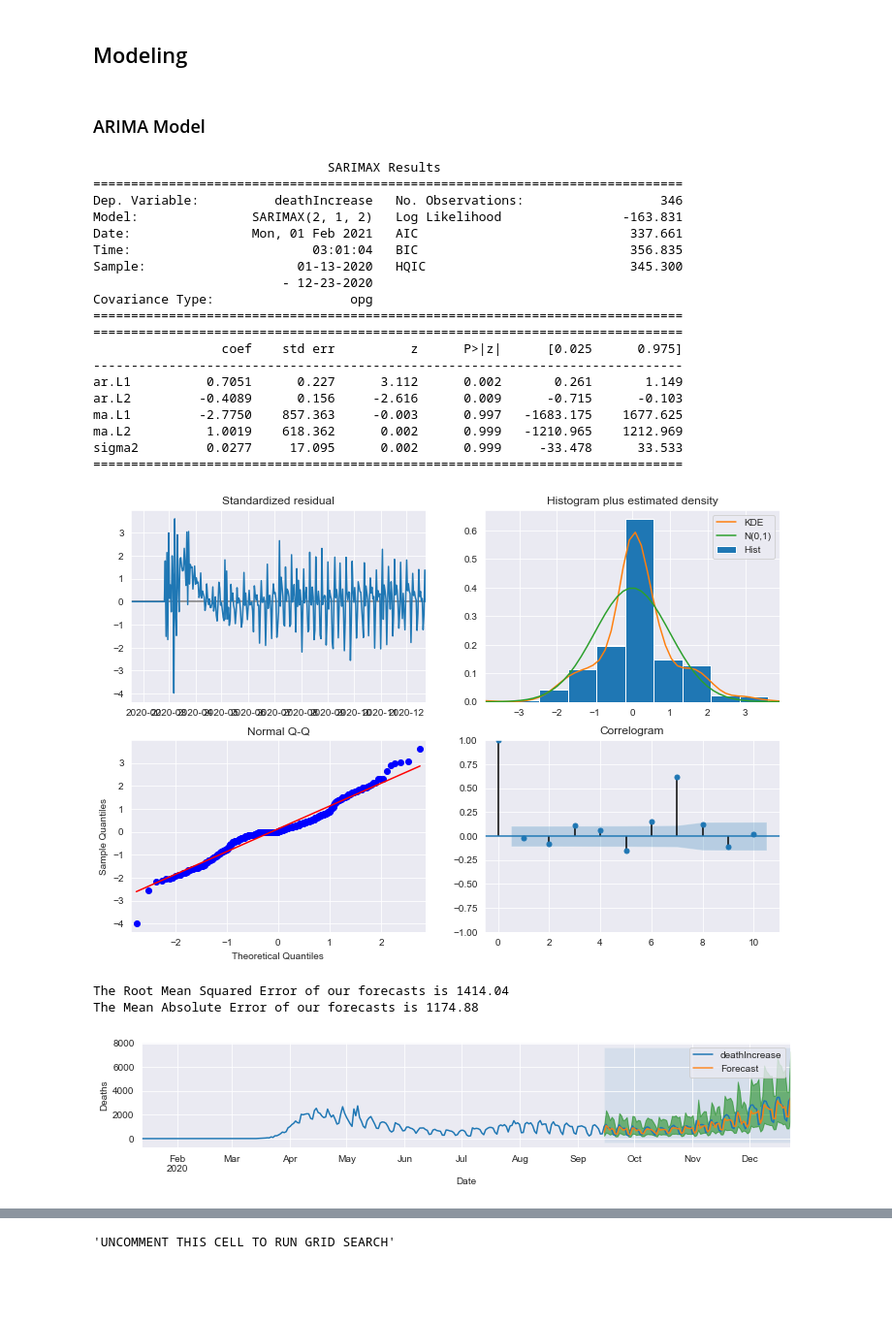
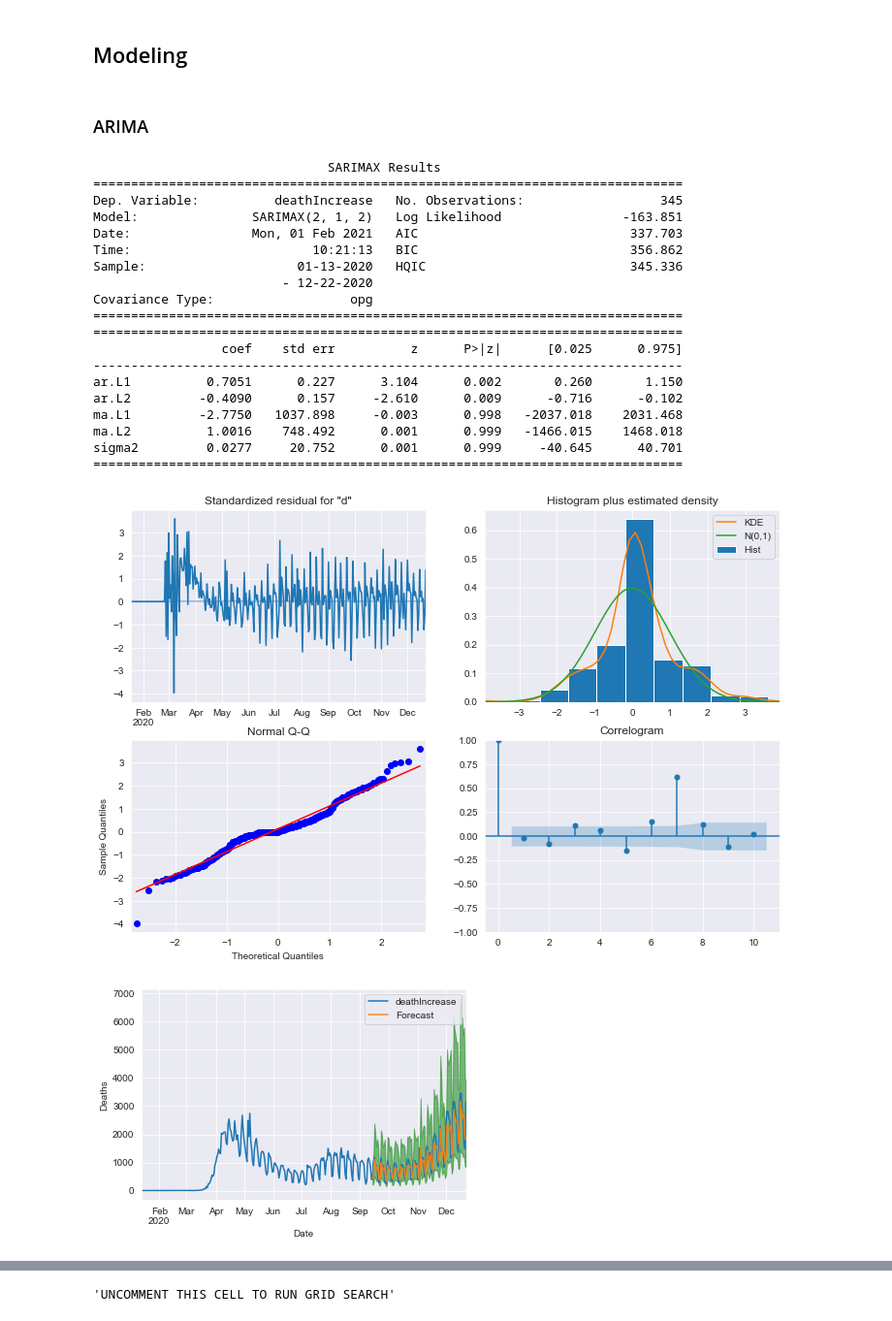
Before and after one commit to ghcn345/Coronavirus-Prediction, a Jupyter notebook: project_coronavirus.ipynb, the cells around one changed output, grey strips where cells are left out. Shown at 97% size. Cells and saved outputs as stored; diff of their text form; code cells hidden in the pictures; blank space fills up the shorter version.

Commit message:
re-run model

```diff
--- a/project_coronavirus.ipynb
+++ b/project_coronavirus.ipynb
@@ -316,20 +316,17 @@ dtype: float64
 # %% [markdown]
 ## Modeling
 # %% [markdown]
-### ARIMA Model
+### ARIMA
-# %%
-# set index datetime
-df['date'] = pd.to_datetime(df.date, format='%Y%m%d')
-df.set_index('date', inplace=True)
-df.index = pd.DatetimeIndex(df.index.values, freq=df.index.inferred_freq) #<--- set freq.
-
-# construct seperate dataframes for target variable
-deaths = pd.DataFrame(df.deathIncrease, index=df.index)
-
-# add one to all values of zero for log transforms
-deaths['deathIncrease'] = np.where(deaths.deathIncrease == 0, 1, deaths.deathIncrease)
 # %%
-# Run model on training dataset only (first 90% of dates)
+# construct seperate dataframes per target variable
+deaths = pd.DataFrame(df.deathIncrease, index=df.index)
+
+# drop nan values from the start of each target dataframe
+deaths.fillna(value=1, inplace=True)
+
+# add one to all values of zero for log transforms
+deaths['deathIncrease'] = np.where(deaths.deathIncrease == 0, 1, deaths.deathIncrease)
+
 ARIMA_MODEL = SARIMAX(endog=np.log(deaths[:-len(deaths)//10]),
                       order=(2,1,2),
                       enforce_stationarity=False,
@@ -342,27 +339,27 @@ print(output.summary().tables[1])
 # %% [output]
                                SARIMAX Results
 ==============================================================================
-Dep. Variable:          deathIncrease   No. Observations:                  346
-Model:               SARIMAX(2, 1, 2)   Log Likelihood                -163.831
-Date:                Mon, 01 Feb 2021   AIC                            337.661
-Time:                        03:01:04   BIC                            356.835
-Sample:                    01-13-2020   HQIC                           345.300
-                         - 12-23-2020
+Dep. Variable:          deathIncrease   No. Observations:                  345
+Model:               SARIMAX(2, 1, 2)   Log Likelihood                -163.851
+Date:                Mon, 01 Feb 2021   AIC                            337.703
+Time:                        10:21:13   BIC                            356.862
+Sample:                    01-13-2020   HQIC                           345.336
+                         - 12-22-2020
 Covariance Type:                  opg
 ==============================================================================
 ==============================================================================
                  coef    std err          z      P>|z|      [0.025      0.975]
 ------------------------------------------------------------------------------
-ar.L1          0.7051      0.227      3.112      0.002       0.261       1.149
-ar.L2         -0.4089      0.156     -2.616      0.009      -0.715      -0.103
-ma.L1         -2.7750    857.363     -0.003      0.997   -1683.175    1677.625
-ma.L2          1.0019    618.362      0.002      0.999   -1210.965    1212.969
-sigma2         0.0277     17.095      0.002      0.999     -33.478      33.533
+ar.L1          0.7051      0.227      3.104      0.002       0.260       1.150
+ar.L2         -0.4090      0.157     -2.610      0.009      -0.716      -0.102
+ma.L1         -2.7750   1037.898     -0.003      0.998   -2037.018    2031.468
+ma.L2          1.0016    748.492      0.001      0.999   -1466.015    1468.018
+sigma2         0.0277     20.752      0.001      0.999     -40.645      40.701
 ==============================================================================
 # %%
 # Call plot_diagnostics() on the results calculated above
 output.plot_diagnostics(figsize=(12, 8))
 plt.show()
 # %% [output]
-[figure, old version]
+[figure, new version]
 # %%
@@ -370,18 +367,2 @@ plt.show()
 pred = output.get_prediction(start=deaths[:-len(deaths)//10].index[-100], end=deaths[:-len(deaths)//10].index[-1], dynamic=False)
 pred_conf = pred.conf_int()
-# %%
-# Get the real and predicted values
-deaths_forecasted = np.exp(pred.predicted_mean)
-deaths_truth = deaths[-100:]
-
-# calculate mean absolute error
-arima_mae = mean_absolute_error(deaths_forecasted, deaths_truth.deathIncrease)
-
-# Compute the root mean square error
-arima_rmse = mean_squared_error(deaths_forecasted, deaths_truth.deathIncrease, squared=False)
-
-print('The Root Mean Squared Error of our forecasts is {}'.format(round(arima_rmse, 2)))
-print('The Mean Absolute Error of our forecasts is {}'.format(round(arima_mae, 2)))
-# %% [output]
-The Root Mean Squared Error of our forecasts is 1414.04
-The Mean Absolute Error of our forecasts is 1174.88
@@ -388,30 +373,25 @@ The Mean Absolute Error of our forecasts is 1174.88
 # %%
 # Plot real vs predicted values along with confidence interval
-
-plt.rcParams['figure.figsize'] = 12, 2
-
+#plt.rcParams['figure.figsize'] = 12, 2
 # Plot observed values
 ax = deaths[:-len(deaths)//10].plot(label='observed')
 
 # Plot predicted values
 np.exp(pred.predicted_mean).plot(ax=ax, label='Forecast', alpha=0.9)
 
 # Plot the range for confidence intervals
 ax.fill_between(pred_conf.index,
                 np.exp(pred_conf).iloc[:, 0],
                 np.exp(pred_conf).iloc[:, 1], color='g', alpha=0.5)
 
-ax.fill_betweenx(ax.get_ylim(), deaths[:-len(deaths)//10].index[-100], deaths_forecasted.index[-1], alpha=.1, zorder=-1)
-
-
 # Set axes labels
 ax.set_xlabel('Date')
 ax.set_ylabel('Deaths')
 plt.legend()
 
 plt.show()
 # %% [output]
-[figure, old version]
+[figure, new version]
 # %%
 # Get dynamic predictions with confidence intervals as above
 pred_dynamic = output.get_prediction(start=deaths[:-len(deaths)//10].index[-100], end=deaths[:-len(deaths)//10].index[-1], dynamic=True, full_results=True)
```
Also changed, not shown: parts of 16 cells of this notebook, 3 other files.
